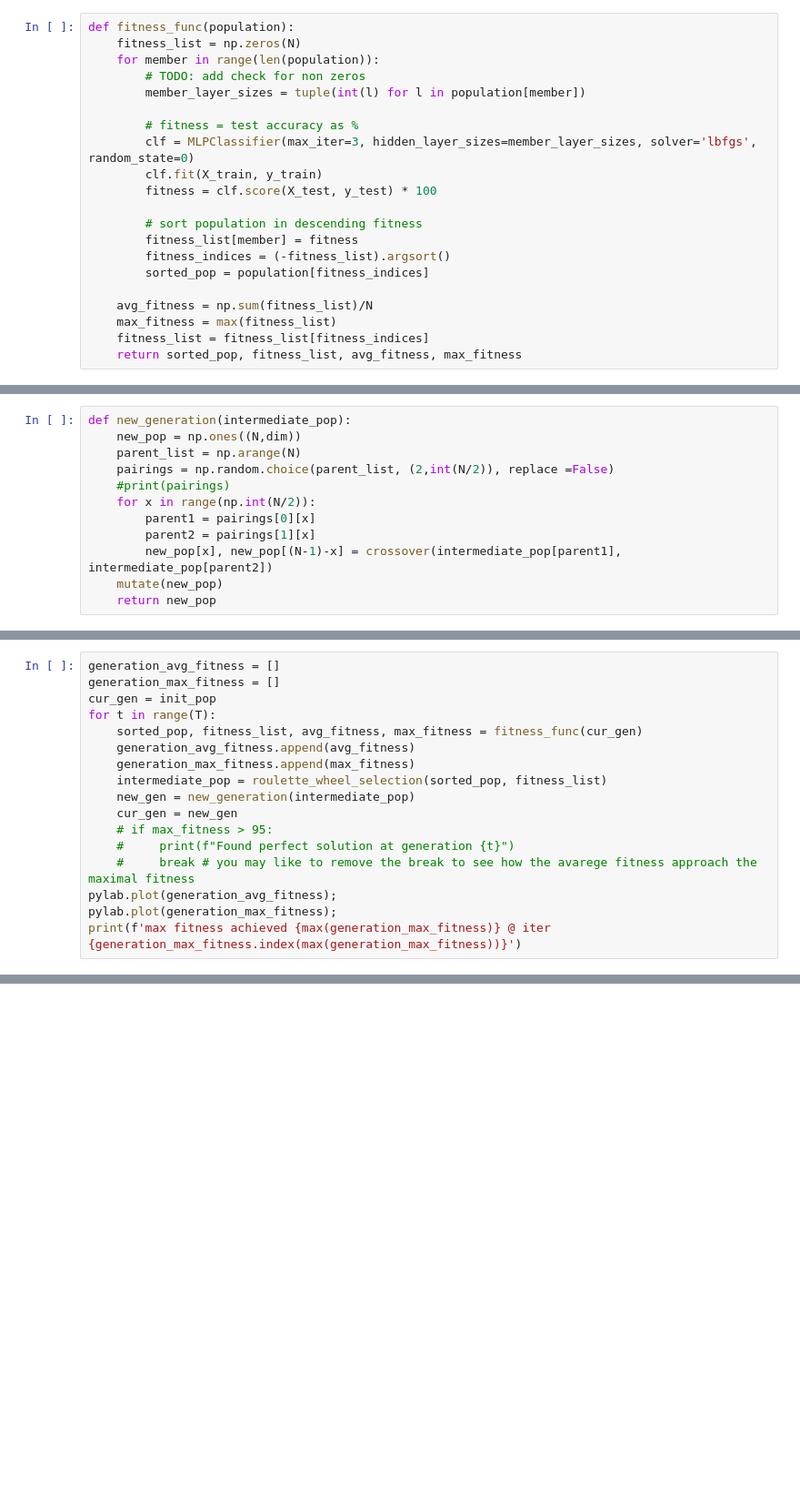
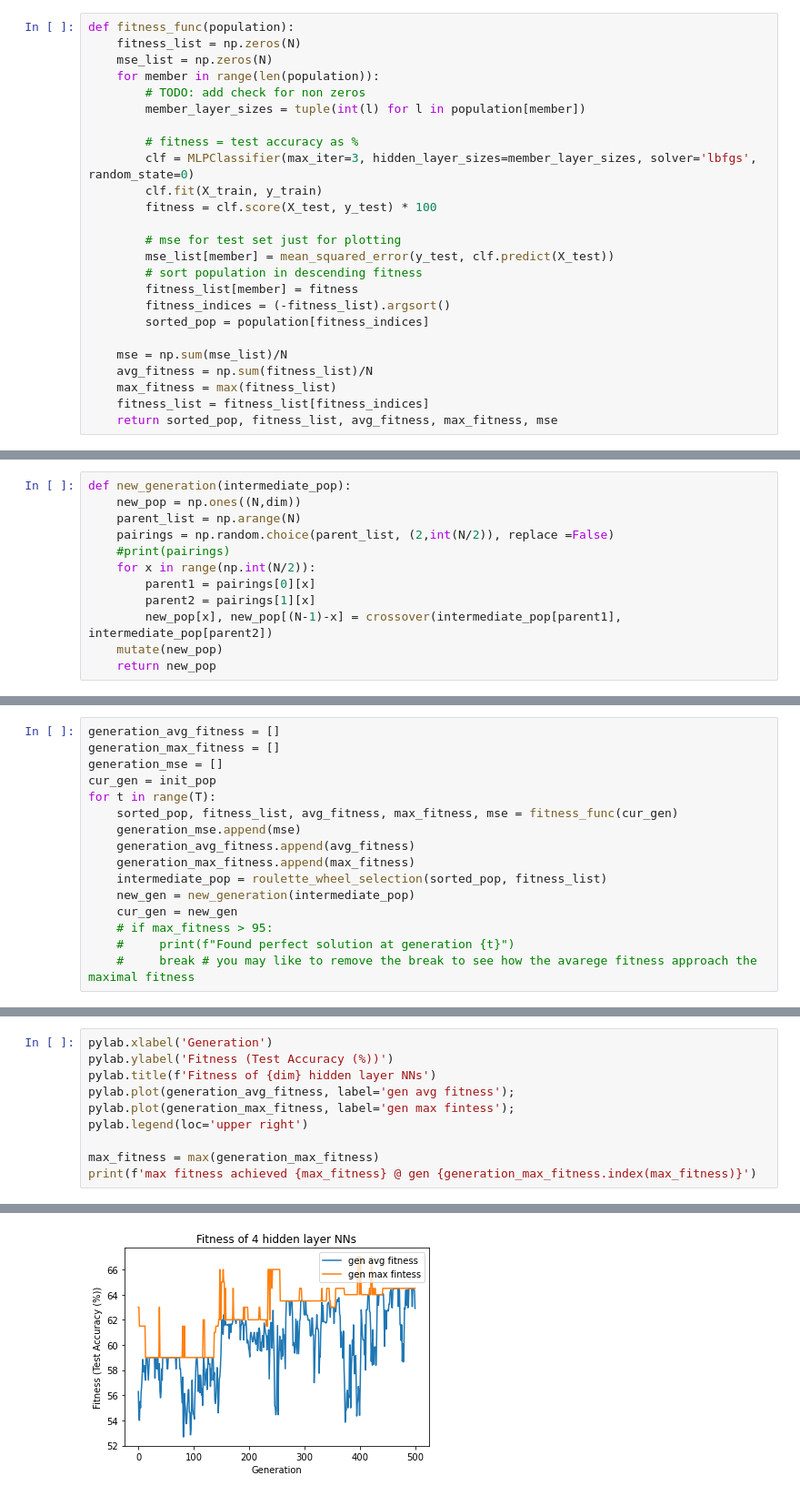
Before and after one commit to Kayzee805/NAT-CW2, a Jupyter notebook: GA/Genetic Algorithm.ipynb, the cells around one changed output, grey strips where cells are left out. Shown: that part at 91% size. Saved outputs shown, nothing was run; the diff lists cells and outputs as text; blank space fills up the shorter version.

```diff
--- a/GA/Genetic Algorithm.ipynb
+++ b/GA/Genetic Algorithm.ipynb
@@ -73,6 +45,7 @@ plt.show()
 # %%
 def fitness_func(population):
     fitness_list = np.zeros(N)
+    mse_list = np.zeros(N)
     for member in range(len(population)):
         # TODO: add check for non zeros
         member_layer_sizes = tuple(int(l) for l in population[member])
@@ -82,15 +55,18 @@ def fitness_func(population):
         clf.fit(X_train, y_train)
         fitness = clf.score(X_test, y_test) * 100
 
+        # mse for test set just for plotting
+        mse_list[member] = mean_squared_error(y_test, clf.predict(X_test))
         # sort population in descending fitness
         fitness_list[member] = fitness
         fitness_indices = (-fitness_list).argsort()
         sorted_pop = population[fitness_indices]
 
+    mse = np.sum(mse_list)/N
     avg_fitness = np.sum(fitness_list)/N
     max_fitness = max(fitness_list)
     fitness_list = fitness_list[fitness_indices]
-    return sorted_pop, fitness_list, avg_fitness, max_fitness
+    return sorted_pop, fitness_list, avg_fitness, max_fitness, mse
 # %%
 def roulette_wheel_selection(sorted_pop, fitness_list):
     '''
@@ -146,9 +153,11 @@ def new_generation(intermediate_pop):
 # %%
 generation_avg_fitness = []
 generation_max_fitness = []
+generation_mse = []
 cur_gen = init_pop
 for t in range(T):
-    sorted_pop, fitness_list, avg_fitness, max_fitness = fitness_func(cur_gen)
+    sorted_pop, fitness_list, avg_fitness, max_fitness, mse = fitness_func(cur_gen)
+    generation_mse.append(mse)
     generation_avg_fitness.append(avg_fitness)
     generation_max_fitness.append(max_fitness)
     intermediate_pop = roulette_wheel_selection(sorted_pop, fitness_list)
@@ -157,6 +166,3 @@ for t in range(T):
     # if max_fitness > 95:
     #     print(f"Found perfect solution at generation {t}")
     #     break # you may like to remove the break to see how the avarege fitness approach the maximal fitness
-pylab.plot(generation_avg_fitness);
-pylab.plot(generation_max_fitness);
-print(f'max fitness achieved {max(generation_max_fitness)} @ iter {generation_max_fitness.index(max(generation_max_fitness))}')
@@ -181,0 +169,11 @@ max fitness achieved 70.0 @ 4
+# %%
+pylab.xlabel('Generation')
+pylab.ylabel('Fitness (Test Accuracy (%))')
+pylab.title(f'Fitness of {dim} hidden layer NNs')
+pylab.plot(generation_avg_fitness, label='gen avg fitness');
+pylab.plot(generation_max_fitness, label='gen max fintess');
+pylab.legend(loc='upper right')
+
+max_fitness = max(generation_max_fitness)
+print(f'max fitness achieved {max_fitness} @ gen {generation_max_fitness.index(max_fitness)}')
+# %% [output]
@@ -181,0 +181 @@ max fitness achieved 70.0 @ 4
+[figure, added]
```
Also changed, not shown: parts of 9 cells of this notebook, 1 other file.
